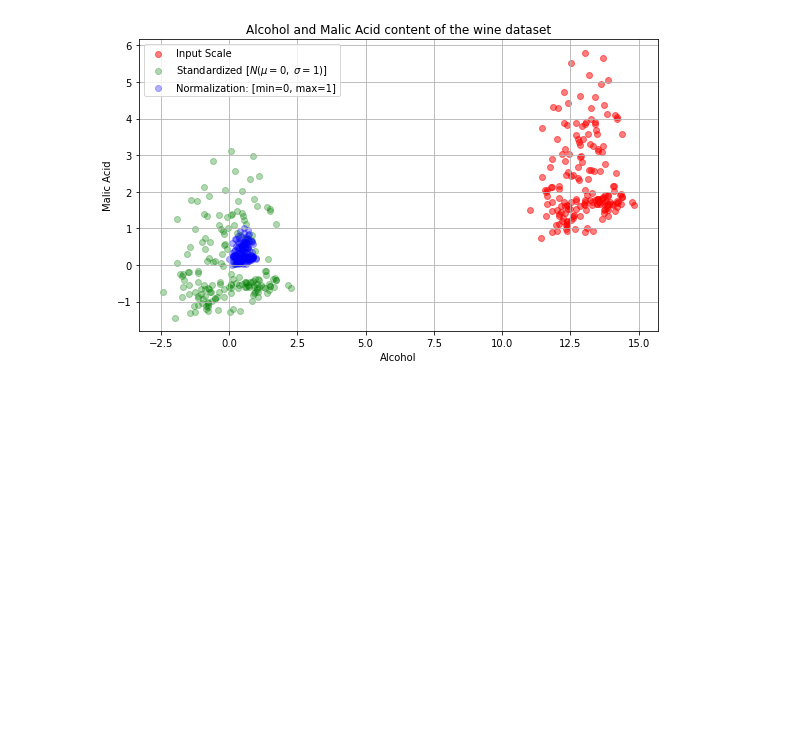
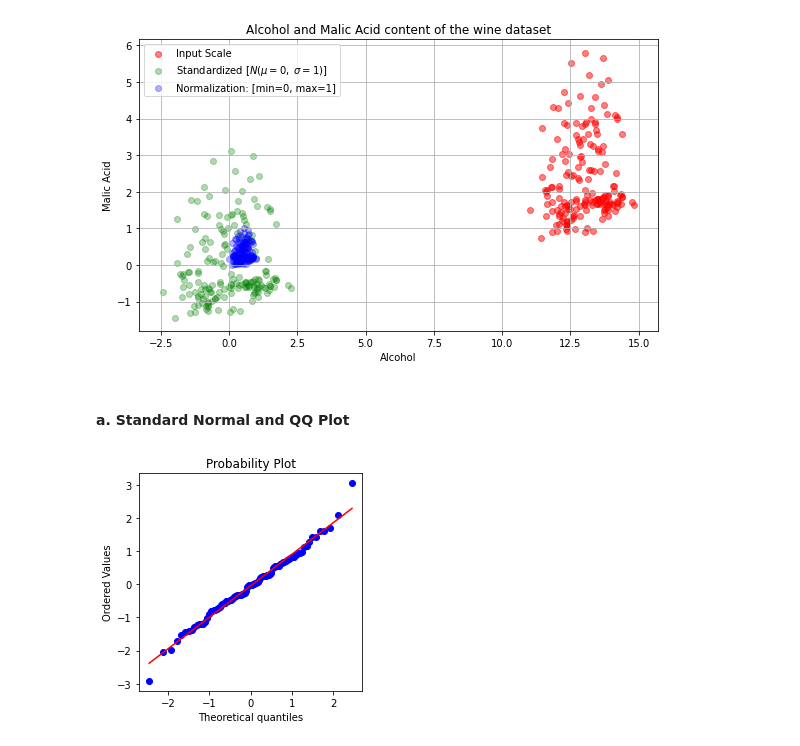
Before and after one commit to mrutyunjay17/Hands-On-Machine-Learning, a Jupyter notebook: other_books/practical_stats_for_ds/2_ data_and_sampling_distributions.ipynb, the cells around one changed output. Cells and saved outputs as stored; diff of their text form; code cells hidden in the pictures; blank space fills up the shorter version.

```diff
--- a/other_books/practical_stats_for_ds/2_ data_and_sampling_distributions.ipynb
+++ b/other_books/practical_stats_for_ds/2_ data_and_sampling_distributions.ipynb
@@ -159,3 +159,13 @@ plt.grid()
 plt.show()
 # %% [output]
 [figure]
+# %% [markdown]
+#### a. Standard Normal and QQ Plot
+# %%
+#QQ Plot
+fig, ax = plt.subplots(figsize=(4,4))
+norm_sample = st.norm.rvs(size=100)
+st.probplot(norm_sample, plot=ax)
+plt.show()
+# %% [output]
+[figure, added]
```
Also changed, not shown: parts of 8 cells of this notebook.
